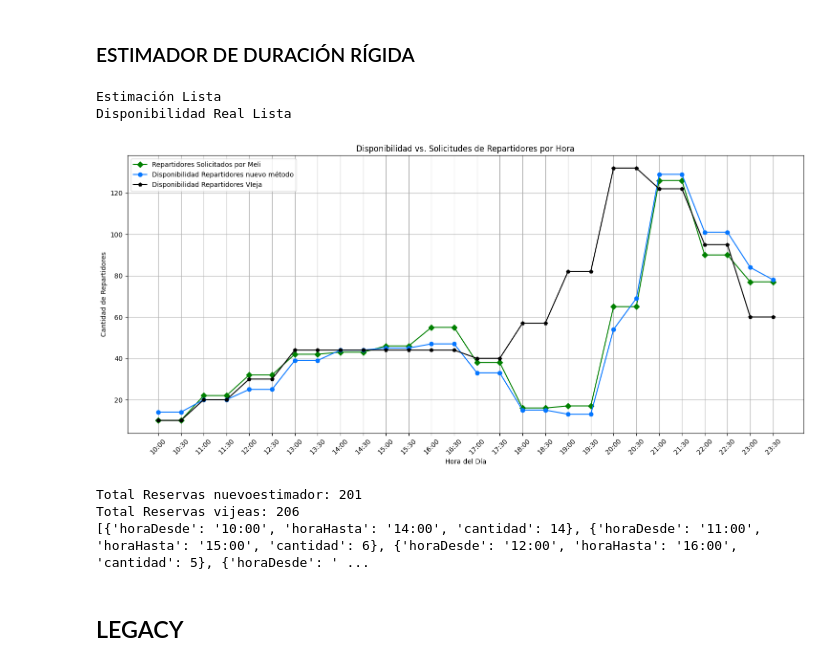
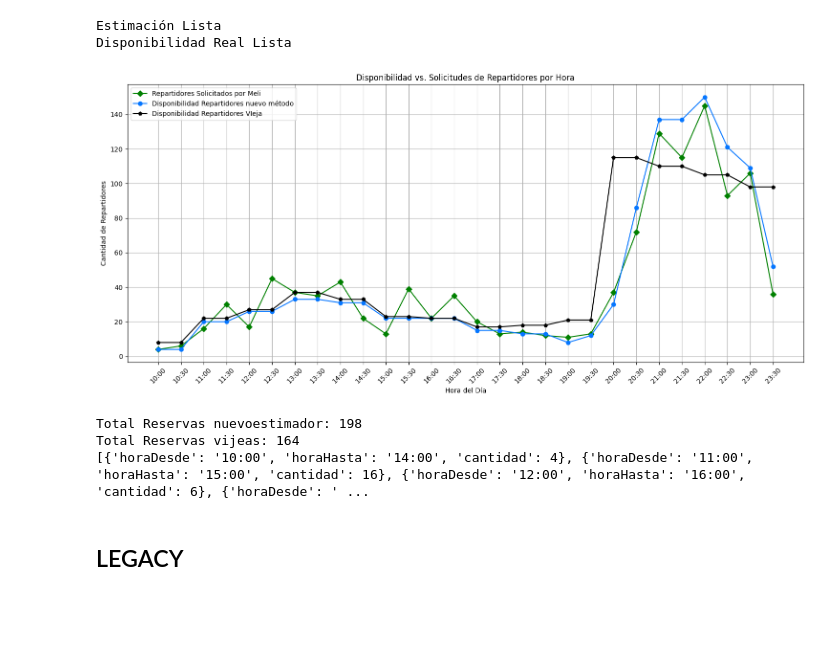
Before and after one commit to gastonmichelotti/EstimadorODS, a Jupyter notebook: TestMeli.ipynb, the cells around one changed output. Saved outputs shown, nothing was run; the diff lists cells and outputs as text; code cells hidden in the pictures; blank space fills up the shorter version.

```diff
--- a/TestMeli.ipynb
+++ b/TestMeli.ipynb
@@ -177,2 +250,0 @@ def revisionMeli(fecha, aumento = 0, aumentoDemanda = 0, aumentoDesde = 0, verbo
-# %% [markdown]
-### ESTIMADOR DE DURACIÓN RÍGIDA
@@ -260,12 +251,12 @@ def Estimar3(fecha, duracion=4, incremento_pct=5, incremento_pct_meli=25, inicio
 # %%
-revisionMeli('15/02', 0, 20, 22)
+revisionMeli('23/02', 0, 20, 22)
 # %% [output]
 Estimación Lista
 Disponibilidad Real Lista
-[figure, old version]
+[figure, new version]
-Total Reservas nuevoestimador: 201
-Total Reservas vijeas: 206
-[{'horaDesde': '10:00', 'horaHasta': '14:00', 'cantidad': 14}, {'horaDesde': '11:00', 'horaHasta': '15:00', 'cantidad': 6}, {'horaDesde': '12:00', 'horaHasta': '16:00', 'cantidad': 5}, {'horaDesde': ' ...
+Total Reservas nuevoestimador: 198
+Total Reservas vijeas: 164
+[{'horaDesde': '10:00', 'horaHasta': '14:00', 'cantidad': 4}, {'horaDesde': '11:00', 'horaHasta': '15:00', 'cantidad': 16}, {'horaDesde': '12:00', 'horaHasta': '16:00', 'cantidad': 6}, {'horaDesde': ' ...
 # %% [markdown]
 ## LEGACY
 # %%
```
Also changed, not shown: parts of 5 cells of this notebook, 1 other file.
